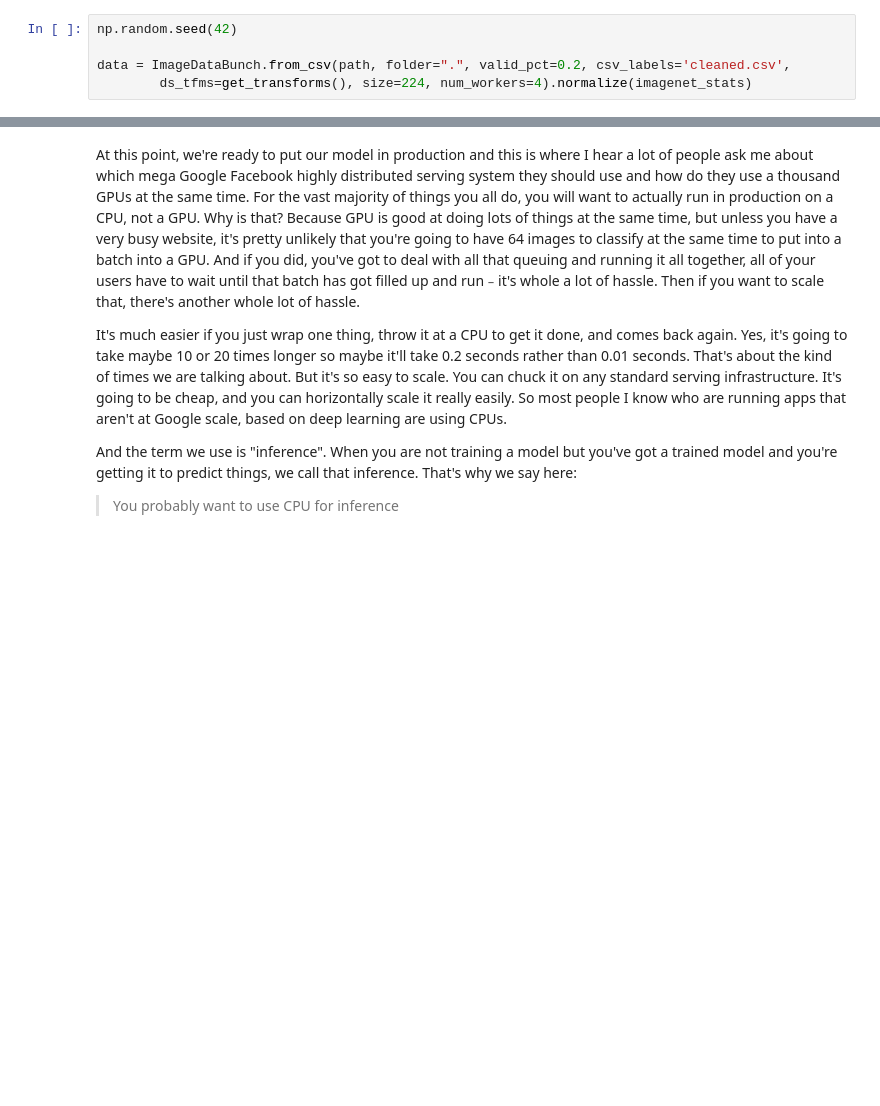
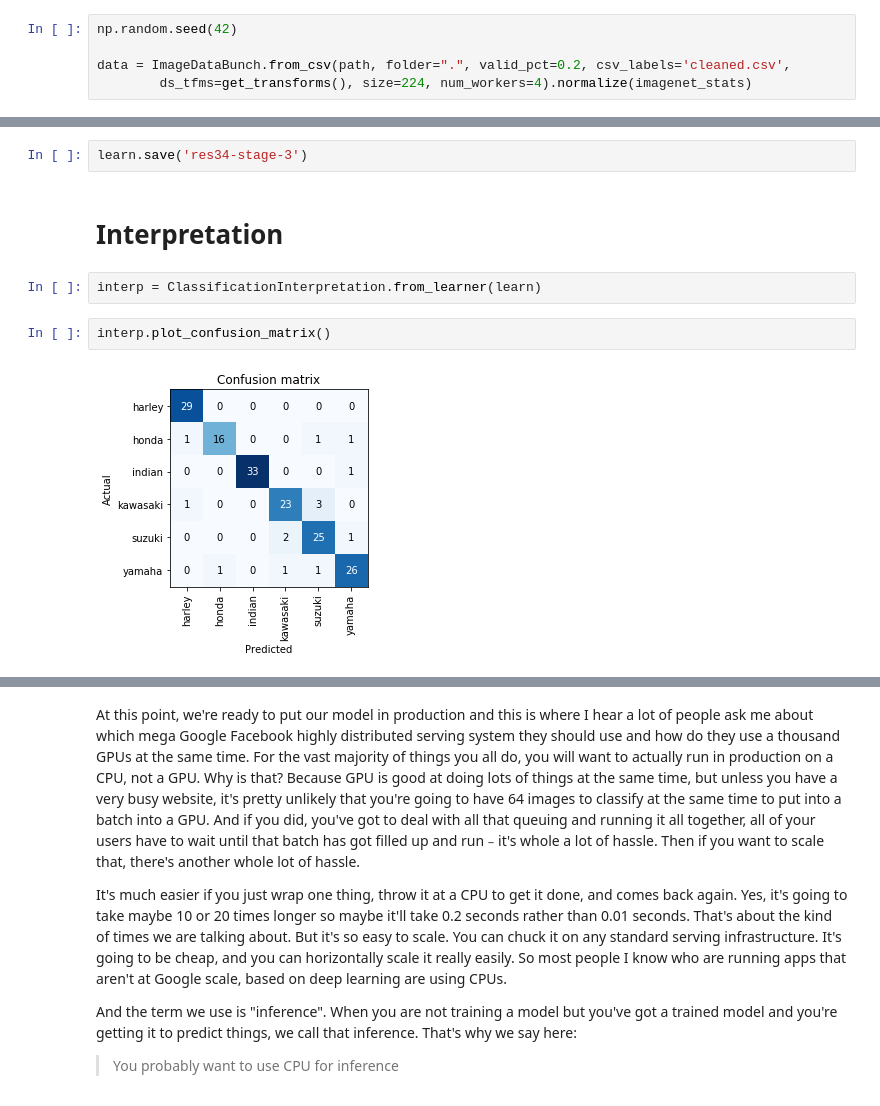
Before and after one commit to anthonybaulo/moto-classifier, a Jupyter notebook: moto-train.ipynb, the cells around one changed output, grey strips where cells are left out. Drawn from its saved outputs; the diff is of its cells as text; blank space fills up the shorter version.

Commit message:
Save Progress

```diff
--- a/moto-train.ipynb
+++ b/moto-train.ipynb
@@ -150,0 +142,10 @@ LR Finder is complete, type {learner_name}.recorder.plot() to see the graph.
+# %%
+learn.save('res34-stage-3')
+# %% [markdown]
+# Interpretation
+# %%
+interp = ClassificationInterpretation.from_learner(learn)
+# %%
+interp.plot_confusion_matrix()
+# %% [output]
+[figure, added]
```
Also changed, not shown: parts of 47 cells of this notebook, 1 other file.
